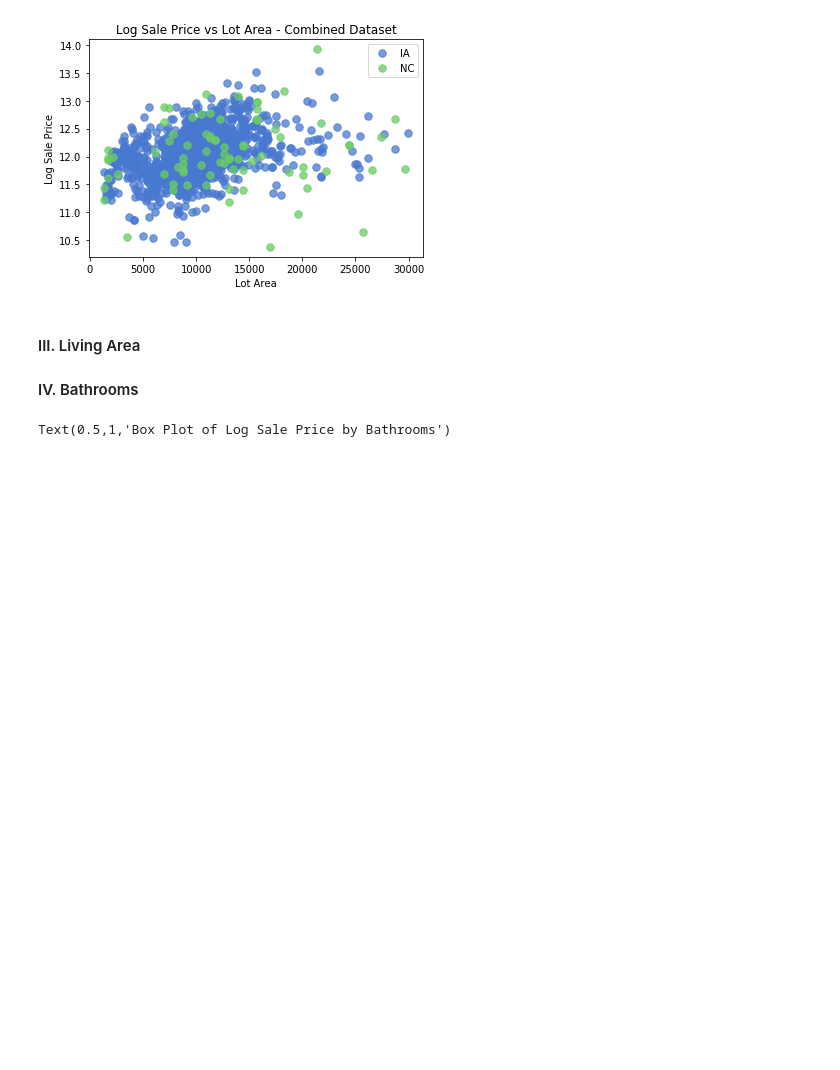
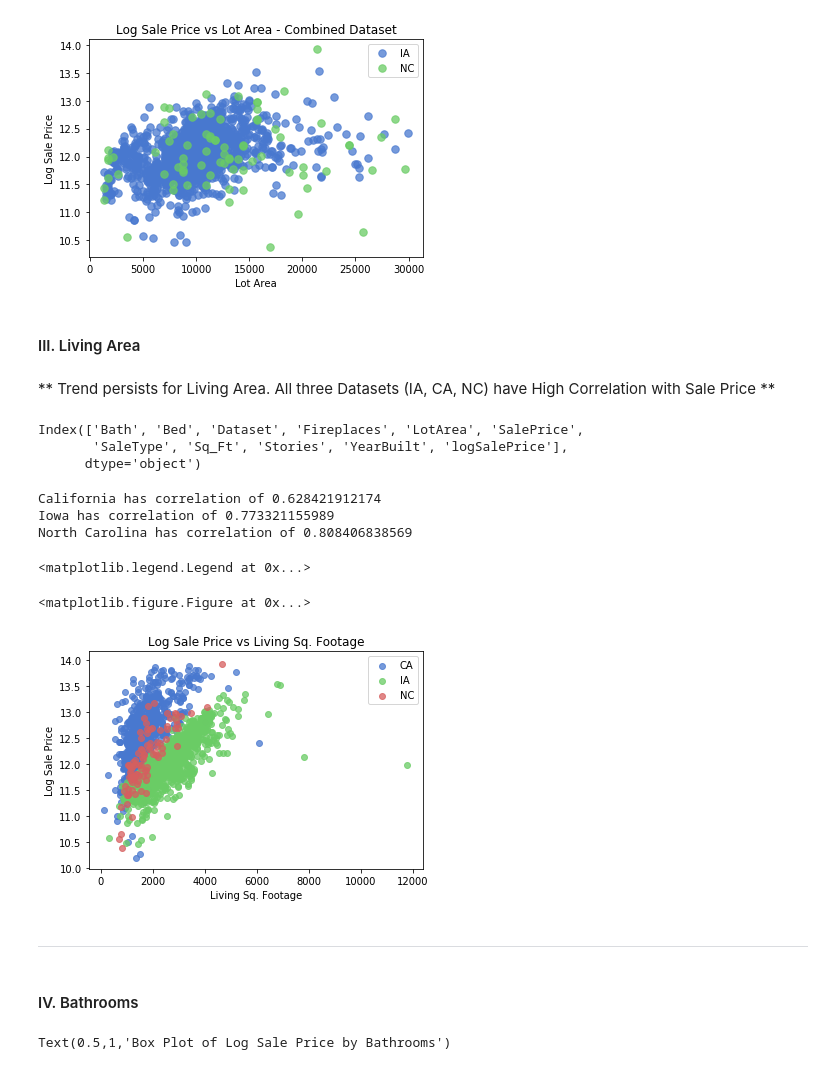
Before and after one commit to mpaluta/House_Price, a Jupyter notebook: final_WIP.ipynb, the cells around one changed output. Drawn from its saved outputs; the diff is of its cells as text; code cells hidden in the pictures; blank space fills up the shorter version.

```diff
--- a/final_WIP.ipynb
+++ b/final_WIP.ipynb
@@ -533,7 +619,39 @@ North Carolina has correlation of 0.20203695053097123
 [figure]
 # %% [markdown]
 #### III. Living Area
-#### IV. Bathrooms
+# %% [markdown]
+** Trend persists for Living Area. All three Datasets (IA, CA, NC) have High Correlation with Sale Price **
+# %%
+df_final.columns
+# %% [output]
+Index(['Bath', 'Bed', 'Dataset', 'Fireplaces', 'LotArea', 'SalePrice',
+       'SaleType', 'Sq_Ft', 'Stories', 'YearBuilt', 'logSalePrice'],
+      dtype='object')
+# %%
+plt.figure(figsize=(12,10))
+
+fig, ax = plt.subplots()
+cm = plt.cm.get_cmap('RdYlBu')
+for title, group in df_final.groupby('Dataset'):
+    ax.scatter (group['Sq_Ft'], np.log(group['SalePrice']), cmap = cm, alpha=.75, label = title)
+    plt.ylabel('Log Sale Price')
+    plt.xlabel('Living Sq. Footage')
+    plt.title('Log Sale Price vs Living Sq. Footage')
+    title_dict = {'IA': 'Iowa', 'NC': 'North Carolina','CA': 'California'}
+    print(title_dict[title], 'has correlation of', np.corrcoef(group.Sq_Ft, np.log(group.SalePrice))[0, 1])
+plt.legend()
+# %% [output]
+California has correlation of 0.628421912174
+Iowa has correlation of 0.773321155989
+North Carolina has correlation of 0.808406838569
+<matplotlib.legend.Legend at 0x...>
+<matplotlib.figure.Figure at 0x...>
+[figure, added]
+# %% [markdown]
+***
+# %% [markdown]
+
+#### IV. Bathrooms
 # %%
 # plt.boxplot(df_final['Bath'], df_final['logSalePrice'], positions=df_final['Dataset'] )
 sns.set_palette("muted")
```
Also changed, not shown: parts of 17 cells of this notebook, 1 other file.
